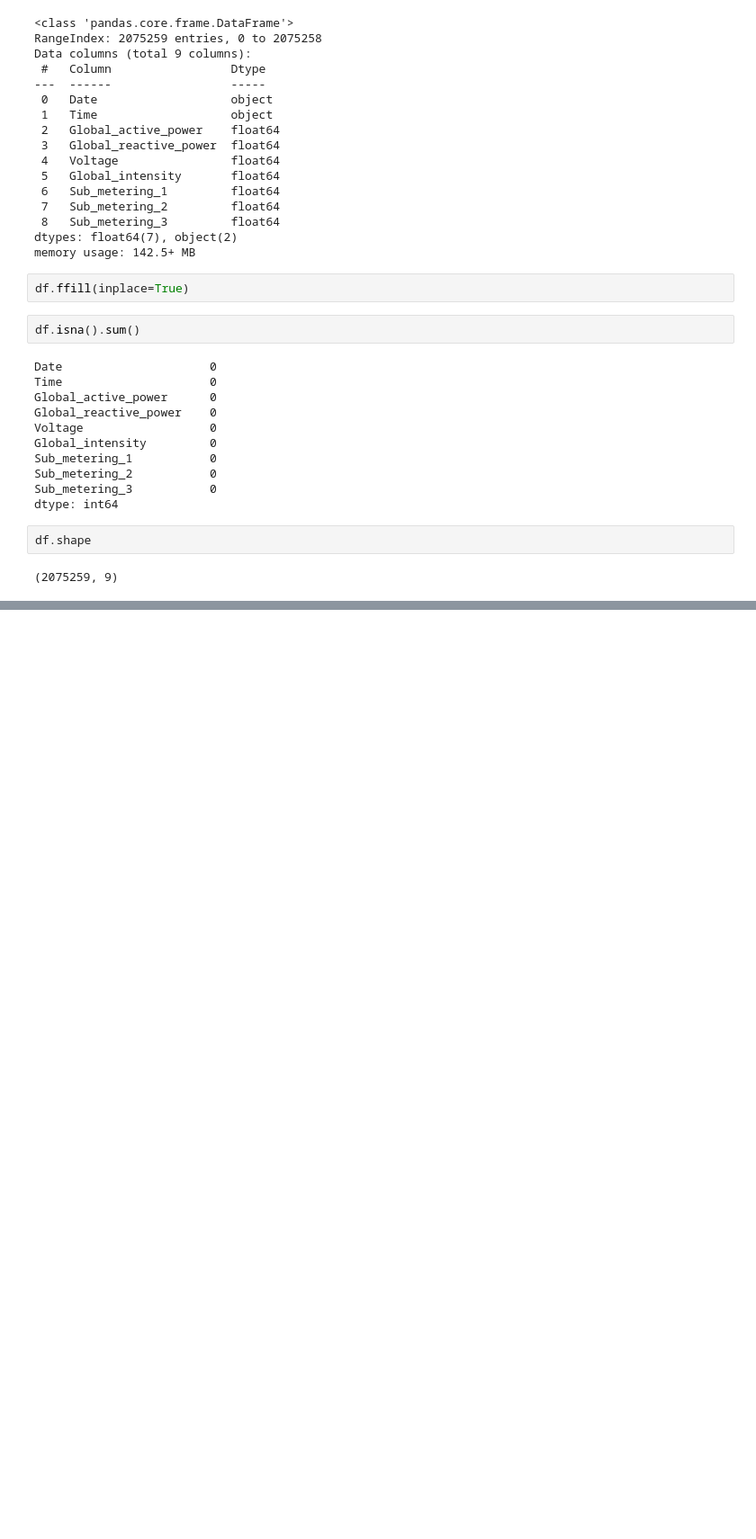
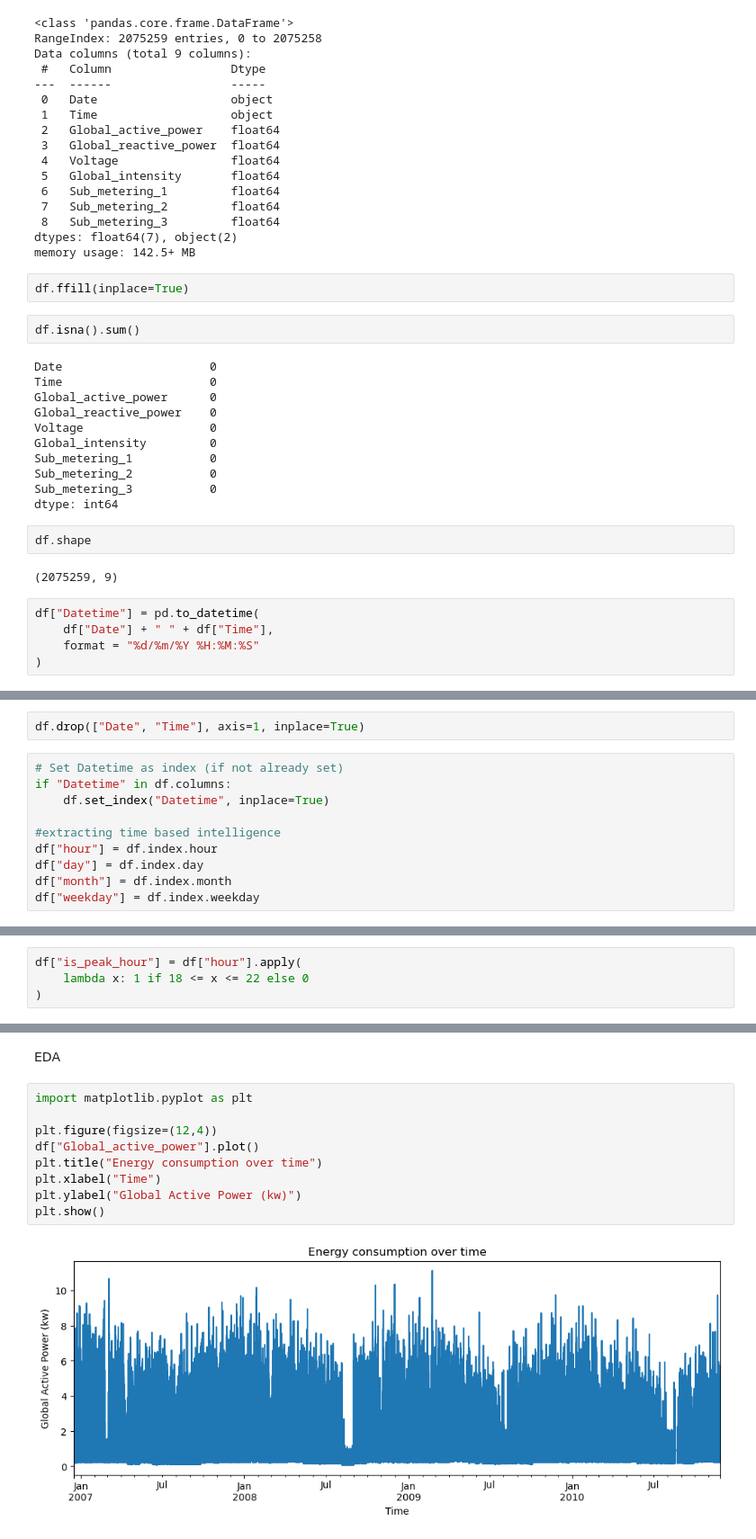
Before and after one commit to mohitgthb/OptiWatt, a Jupyter notebook: notebooks/01_data_preprocessing.ipynb, the cells around one changed output, grey strips where cells are left out. Shown at 90% size. Drawn from its saved outputs; the diff is of its cells as text; blank space fills up the shorter version.

```diff
--- a/notebooks/01_data_preprocessing.ipynb
+++ b/notebooks/01_data_preprocessing.ipynb
@@ -111,3 +111,8 @@ dtype: int64
 df.shape
 # %% [output]
 (2075259, 9)
+# %%
+df["Datetime"] = pd.to_datetime(
+    df["Date"] + " " + df["Time"],
+    format = "%d/%m/%Y %H:%M:%S"
+)
@@ -113,0 +134,12 @@ df.shape
+# %%
+df.drop(["Date", "Time"], axis=1, inplace=True)
+# %%
+# Set Datetime as index (if not already set)
+if "Datetime" in df.columns:
+    df.set_index("Datetime", inplace=True)
+
+#extracting time based intelligence
+df["hour"] = df.index.hour
+df["day"] = df.index.day
+df["month"] = df.index.month
+df["weekday"] = df.index.weekday
@@ -113,0 +162,4 @@ df.shape
+# %%
+df["is_peak_hour"] = df["hour"].apply(
+    lambda x: 1 if 18 <= x <= 22 else 0
+)
@@ -113,0 +182,13 @@ df.shape
+# %% [markdown]
+EDA
+# %%
+import matplotlib.pyplot as plt
+
+plt.figure(figsize=(12,4))
+df["Global_active_power"].plot()
+plt.title("Energy consumption over time")
+plt.xlabel("Time")
+plt.ylabel("Global Active Power (kw)")
+plt.show()
+# %% [output]
+[figure, added]
```
Also changed, not shown: parts of 8 cells of this notebook.
